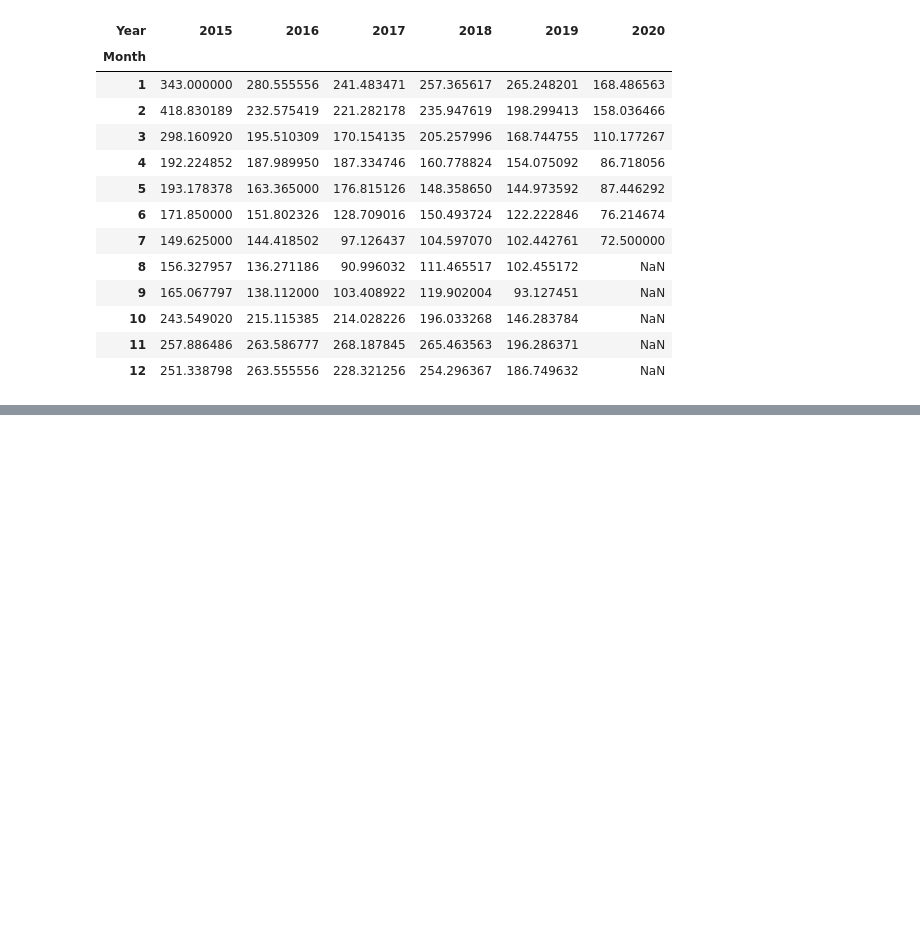
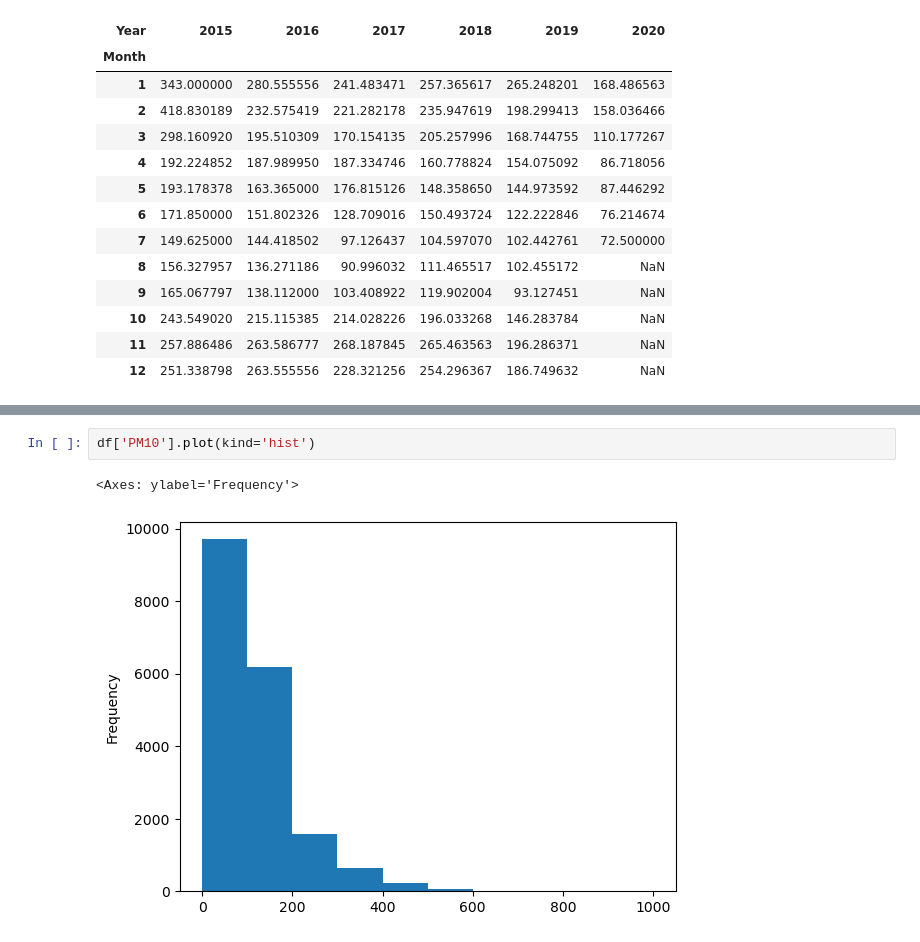
Before and after one commit to Shubham39275/Air_Quality_Index, a Jupyter notebook: AQI_Prediction.ipynb, the cells around one changed output, grey strips where cells are left out. Cells and saved outputs as stored; diff of their text form; blank space fills up the shorter version.

```diff
--- a/AQI_Prediction.ipynb
+++ b/AQI_Prediction.ipynb
@@ -340,0 +364,5 @@ plt.show()
+# %%
+df['PM10'].plot(kind='hist')
+# %% [output]
+<Axes: ylabel='Frequency'>
+[figure, added]
```
Also changed, not shown: parts of 28 cells of this notebook.
